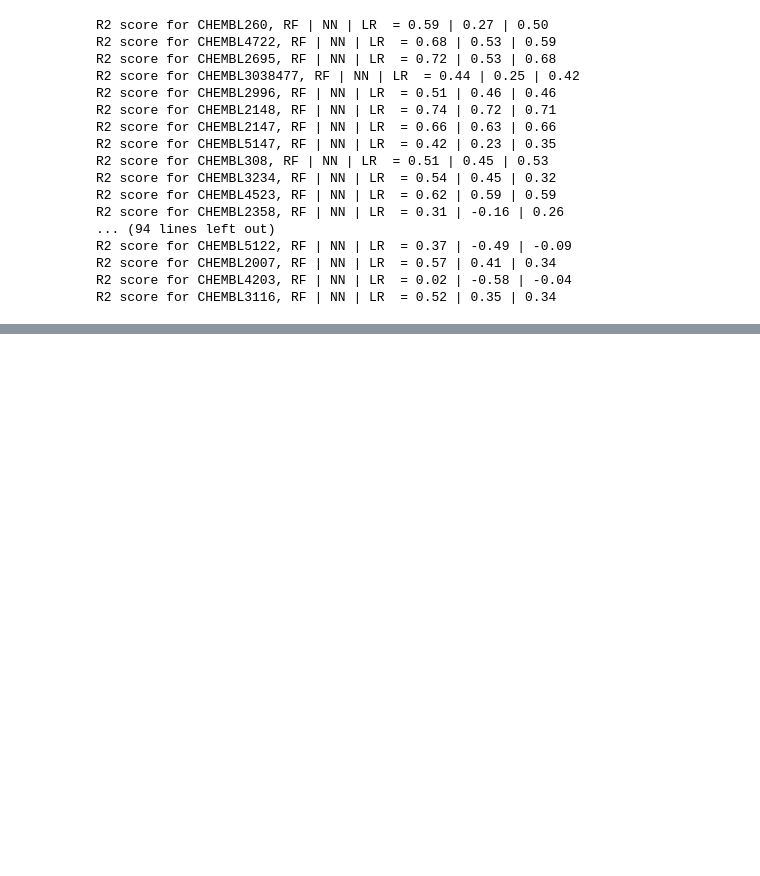
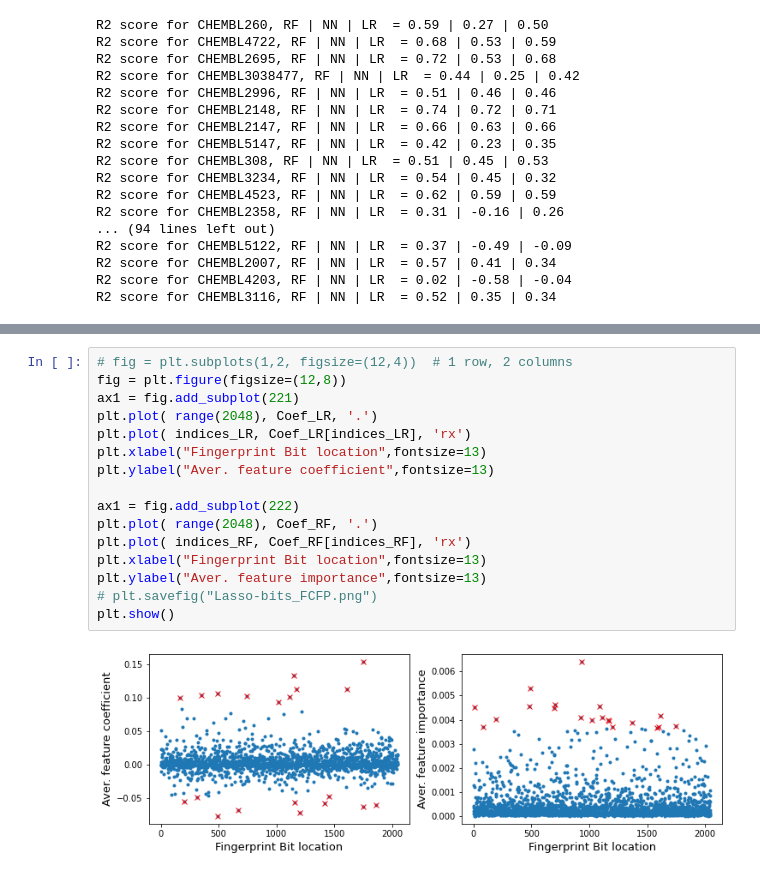
Before and after one commit to Yashkickoff30/Drug-Target-Interaction, a Jupyter notebook: Random Forest.ipynb, the cells around one changed output, grey strips where cells are left out. Cells and saved outputs as stored; diff of their text form; blank space fills up the shorter version.

```diff
--- a/Random Forest.ipynb
+++ b/Random Forest.ipynb
@@ -360,0 +524,18 @@ R2 score for CHEMBL3116, RF | NN | LR  = 0.52 | 0.35 | 0.34
+# %%
+# fig = plt.subplots(1,2, figsize=(12,4))  # 1 row, 2 columns
+fig = plt.figure(figsize=(12,8))
+ax1 = fig.add_subplot(221)
+plt.plot( range(2048), Coef_LR, '.')
+plt.plot( indices_LR, Coef_LR[indices_LR], 'rx')
+plt.xlabel("Fingerprint Bit location",fontsize=13)
+plt.ylabel("Aver. feature coefficient",fontsize=13)
+
+ax1 = fig.add_subplot(222)
+plt.plot( range(2048), Coef_RF, '.')
+plt.plot( indices_RF, Coef_RF[indices_RF], 'rx')
+plt.xlabel("Fingerprint Bit location",fontsize=13)
+plt.ylabel("Aver. feature importance",fontsize=13)
+# plt.savefig("Lasso-bits_FCFP.png")
+plt.show()
+# %% [output]
+[figure, added]
```
Also changed, not shown: parts of 16 cells of this notebook, 2 other files.
